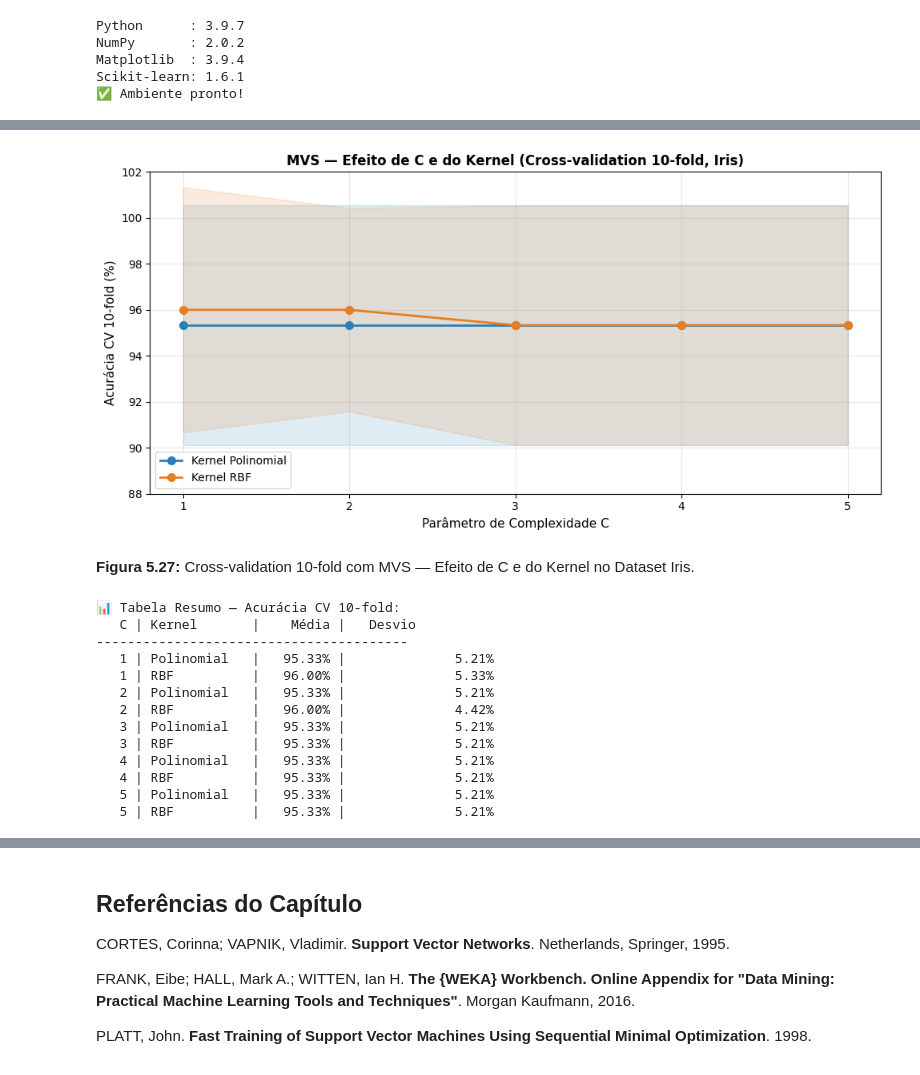
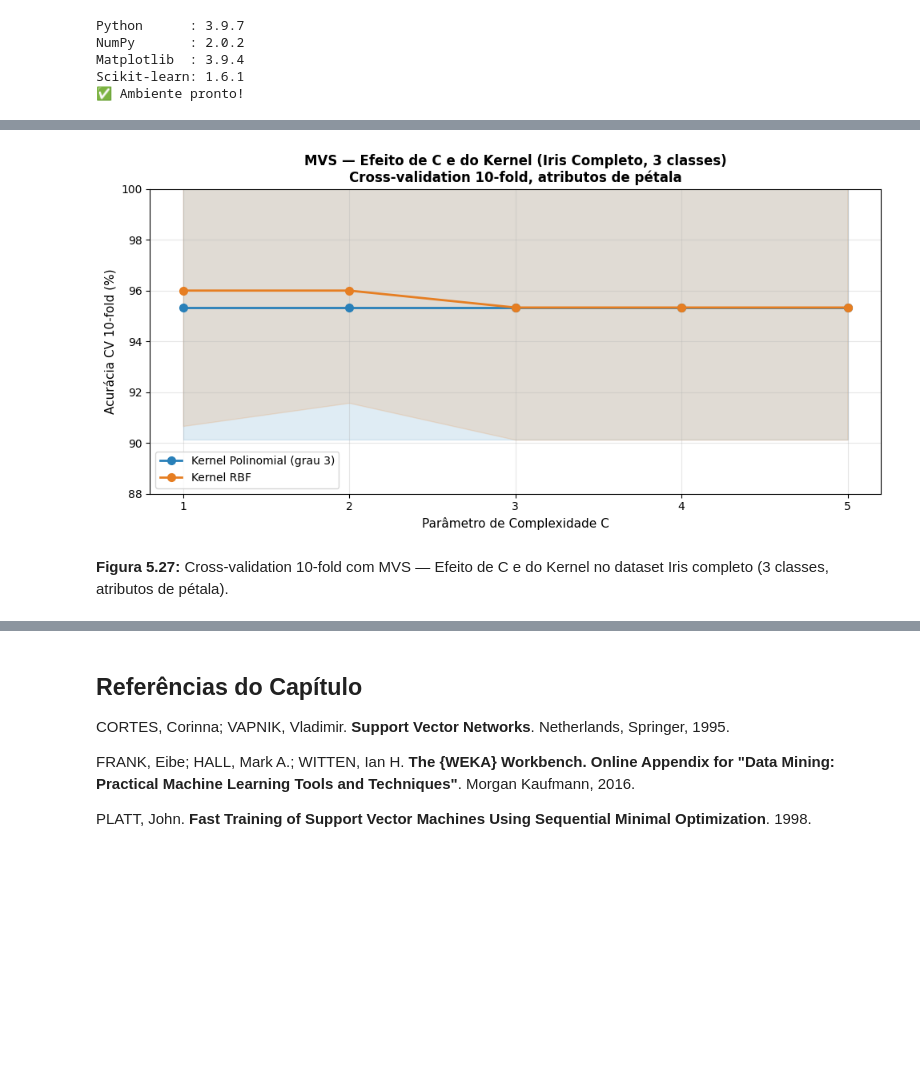
Before and after one commit to fzampirolli/si-md2, a Jupyter notebook: si-md2/notebooks_alunos/cap05/cap05_aluno.ipynb, the cells around one changed output, grey strips where cells are left out. Saved outputs shown, nothing was run; the diff lists cells and outputs as text; code cells hidden in the pictures; blank space fills up the shorter version.

```diff
--- a/si-md2/notebooks_alunos/cap05/cap05_aluno.ipynb
+++ b/si-md2/notebooks_alunos/cap05/cap05_aluno.ipynb
@@ -741,5 +832,10 @@ RBF                  |     96.00% |                             37
 # %%
-# Reproduz shuffle do Weka (Java Random, seed=0) para CV comparável
+# 1. Dataset Iris completo (3 classes)
+iris = load_iris()
+X = iris.data[:, 2:]  # comprimento e largura da pétala
+y = iris.target
+
+# 2. Reproduz shuffle do Weka (Java Random, seed=0) para CV comparável
 def weka_shuffle(n, seed=0):
     indices = list(range(n))
     state = (seed ^ 0x5DEECE66D) & ((1 << 48) - 1)
@@ -749,68 +845,53 @@ def weka_shuffle(n, seed=0):
         indices[i], indices[j] = indices[j], indices[i]
     return indices
 
-perm = weka_shuffle(len(X_full), seed=0)
-X_perm = X_full[perm]
-y_perm = y_full[perm]
+perm = weka_shuffle(len(X), seed=0)
+X_perm = X[perm]
+y_perm = y[perm]
 kf = KFold(n_splits=10, shuffle=False)
 
-# --- Item (a): variar C com kernel Polinomial ---
-valores_C_ex = [1, 2, 3, 4, 5]
+# 3. Valores de C a serem testados
+valores_C = [1, 2, 3, 4, 5]
 resultados = []
-for C in valores_C_ex:
-    for kernel, label in [("poly", "Polinomial"), ("rbf", "RBF")]:
+
+for C in valores_C:
+    for kernel, label in [("poly", "Polinomial (grau 3)"), ("rbf", "RBF")]:
         modelo = make_pipeline(StandardScaler(),
                                SVC(kernel=kernel, C=C, degree=3,
-                                   coef0=1, gamma="scale"))
+                                   coef0=1, gamma="scale",
+                                   decision_function_shape="ovr"))
         scores = cross_val_score(modelo, X_perm, y_perm, cv=kf,
                                  scoring="accuracy")
-        resultados.append({"C": C, "Kernel": label,
-                           "Média": scores.mean(), "DP": scores.std()})
+        resultados.append({
+            "C": C,
+            "Kernel": label,
+            "Média": scores.mean(),
+            "DP": scores.std()
+        })
 
 df_res = pd.DataFrame(resultados)
 
-# Gráfico comparativo
+# 4. Gráfico comparativo
 fig, ax = plt.subplots(figsize=(10, 5))
-for kernel, cor in [("Polinomial", "#2980b9"), ("RBF", "#e67e22")]:
+for kernel, cor in [("Polinomial (grau 3)", "#2980b9"), ("RBF", "#e67e22")]:
     sub = df_res[df_res["Kernel"] == kernel]
     ax.plot(sub["C"], sub["Média"] * 100, "o-", color=cor,
             linewidth=2, markersize=7, label=f"Kernel {kernel}")
     ax.fill_between(sub["C"],
                     (sub["Média"] - sub["DP"]) * 100,
                     (sub["Média"] + sub["DP"]) * 100,
                     alpha=0.15, color=cor)
 
 ax.set_xlabel("Parâmetro de Complexidade C", fontsize=11)
 ax.set_ylabel("Acurácia CV 10-fold (%)", fontsize=11)
-ax.set_title("MVS — Efeito de C e do Kernel (Cross-validation 10-fold, Iris)",
+ax.set_title("MVS — Efeito de C e do Kernel (Iris Completo, 3 classes)\nCross-validation 10-fold, atributos de pétala",
              fontsize=12, fontweight="bold")
-ax.set_xticks(valores_C_ex)
-ax.set_ylim([88, 102])
+ax.set_xticks(valores_C)
+ax.set_ylim([88, 100])
 ax.legend(fontsize=10)
 ax.grid(True, alpha=0.3)
 plt.tight_layout()
 plt.show()
-
-# Tabela resumo
-print("\n📊 Tabela Resumo — Acurácia CV 10-fold:")
-print(f"{'C':>4} | {'Kernel':<12} | {'Média':>8} | {'Desvio':>8}")
-print("-" * 40)
-for _, row in df_res.iterrows():
-    print(f"{int(row['C']):>4} | {row['Kernel']:<12} | {row['Média']:>8.2%} | \
-          {row['DP']:>8.2%}")
 # %% [output]
-[figure, old version]
+[figure, new version]
-**Figura 5.27:** Cross-validation 10-fold com MVS — Efeito de C e do Kernel no Dataset Iris.
+**Figura 5.27:** Cross-validation 10-fold com MVS — Efeito de C e do Kernel no dataset Iris completo (3 classes, atributos de pétala).
-📊 Tabela Resumo — Acurácia CV 10-fold:
-   C | Kernel       |    Média |   Desvio
-----------------------------------------
-   1 | Polinomial   |   95.33% |              5.21%
-   1 | RBF          |   96.00% |              5.33%
-   2 | Polinomial   |   95.33% |              5.21%
-   2 | RBF          |   96.00% |              4.42%
-   3 | Polinomial   |   95.33% |              5.21%
-   3 | RBF          |   95.33% |              5.21%
-   4 | Polinomial   |   95.33% |              5.21%
-   4 | RBF          |   95.33% |              5.21%
-   5 | Polinomial   |   95.33% |              5.21%
-   5 | RBF          |   95.33% |              5.21%
```
Also changed, not shown: parts of 10 cells of this notebook, 8 other files.
